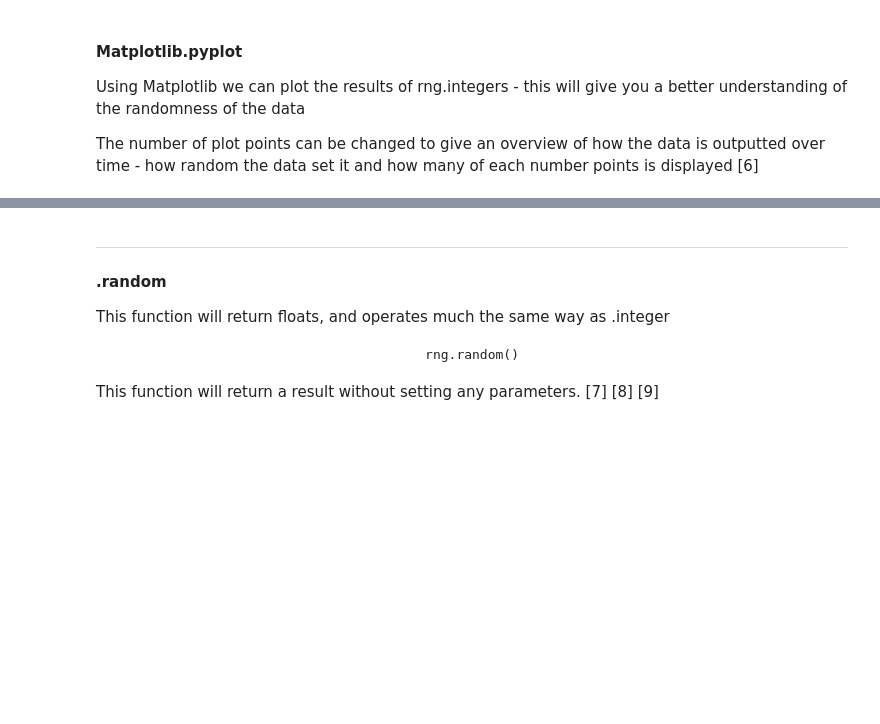
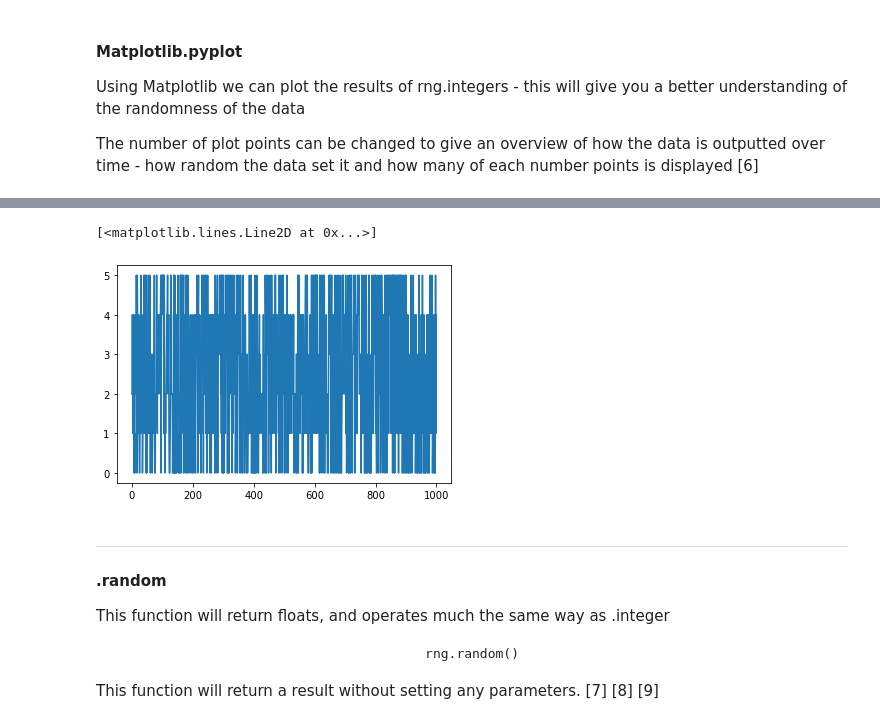
Before and after one commit to VCurry20/PDANumpy, a Jupyter notebook: Numpy.ipynb, the cells around one changed output, grey strips where cells are left out. Drawn from its saved outputs; the diff is of its cells as text; code cells hidden in the pictures; blank space fills up the shorter version.

```diff
--- a/Numpy.ipynb
+++ b/Numpy.ipynb
@@ -242,3 +246,14 @@ plt.plot(x)
+# %%
+# here you can see the difference is more pronounced
+# you can see that the majority of points stay within the middle of the graph
+
+
+x = rng.integers(6, size=(1000))    # variable x is - random integers - highest value six - plot one thousand random points
+
+plt.plot(x)                        # plot this variable
+# %% [output]
+[<matplotlib.lines.Line2D at 0x...>]
+[figure, added]
 # %% [markdown]
 ****
 #### .random
```
Also changed, not shown: parts of 44 cells of this notebook.
